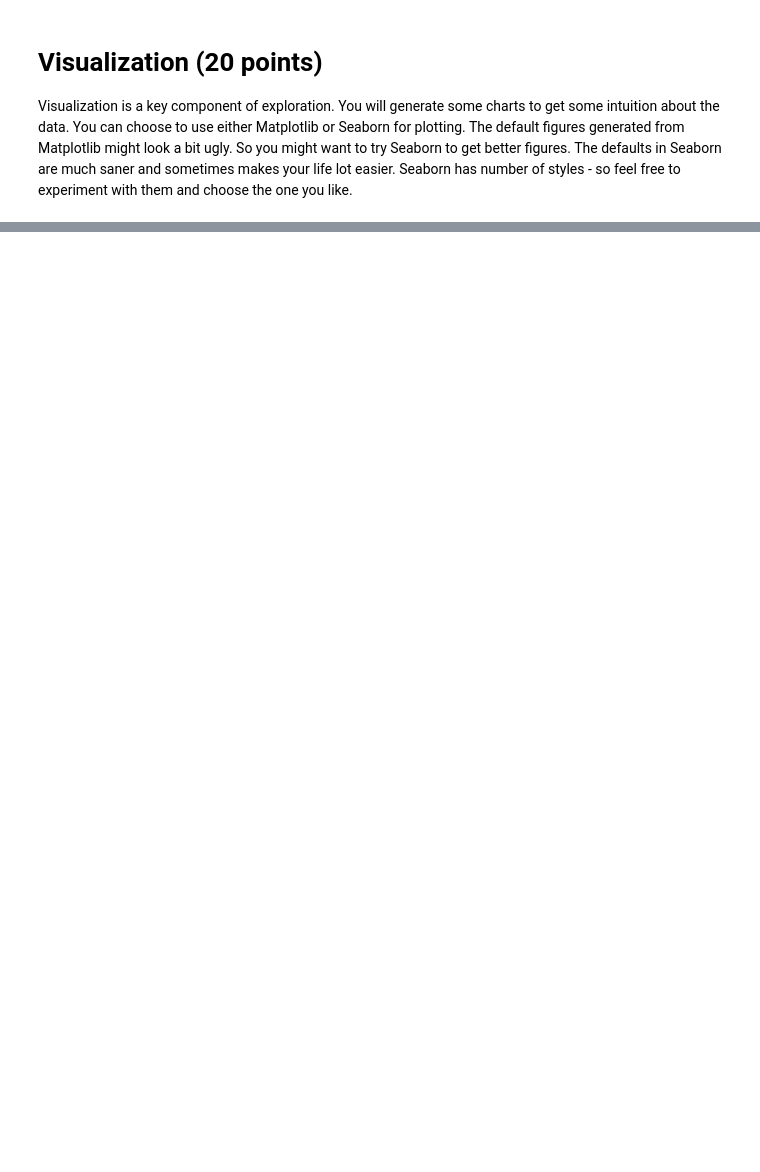
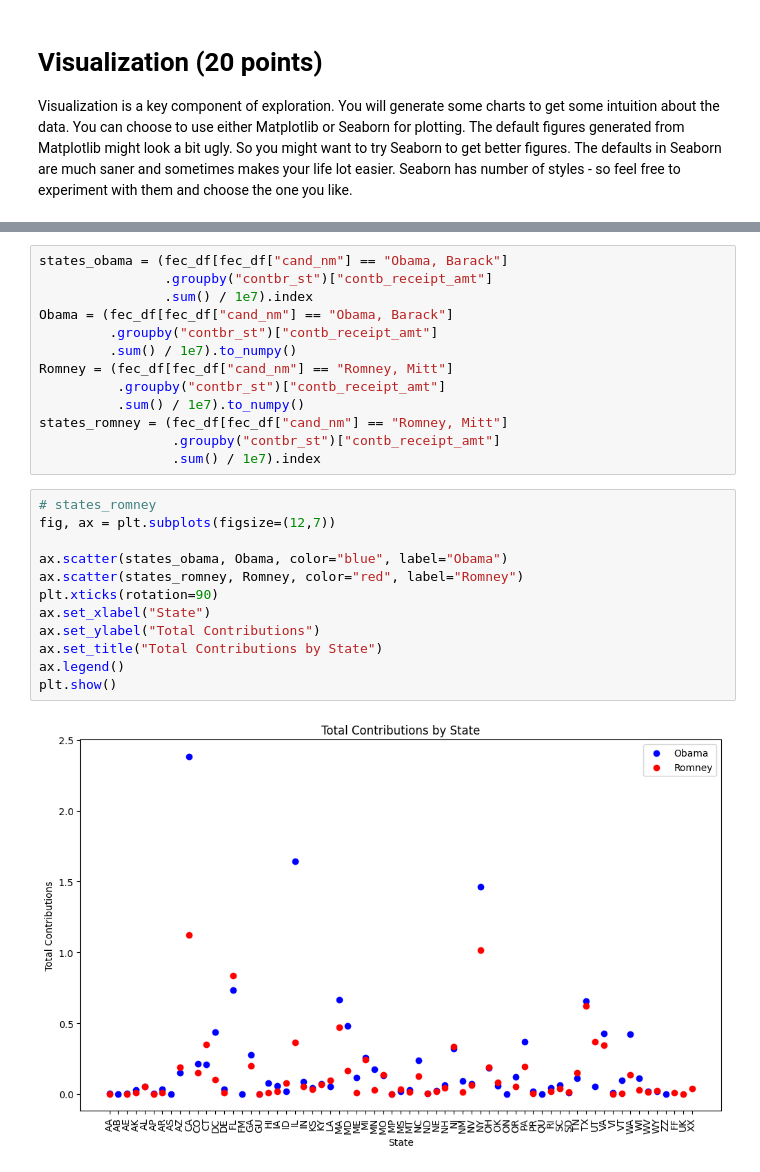
Before and after one commit to dhruvadeep/Data-Mining, a Jupyter notebook: DS5612_PA1/DS5612_PA1/src/ds5612_pa1/04_basic_visualization.ipynb, the cells around one changed output, grey strips where cells are left out. Saved outputs shown, nothing was run; the diff lists cells and outputs as text; blank space fills up the shorter version.

```diff
--- a/DS5612_PA1/DS5612_PA1/src/ds5612_pa1/04_basic_visualization.ipynb
+++ b/DS5612_PA1/DS5612_PA1/src/ds5612_pa1/04_basic_visualization.ipynb
@@ -81,3 +207,30 @@ Remember to set the titles for both axes and also the legend.
 Your plot should look something like or better than this:
 
 ![T4.4](resources/t44.png)
+# %%
+states_obama = (fec_df[fec_df["cand_nm"] == "Obama, Barack"]
+                .groupby("contbr_st")["contb_receipt_amt"]
+                .sum() / 1e7).index
+Obama = (fec_df[fec_df["cand_nm"] == "Obama, Barack"]
+         .groupby("contbr_st")["contb_receipt_amt"]
+         .sum() / 1e7).to_numpy()
+Romney = (fec_df[fec_df["cand_nm"] == "Romney, Mitt"]
+          .groupby("contbr_st")["contb_receipt_amt"]
+          .sum() / 1e7).to_numpy()
+states_romney = (fec_df[fec_df["cand_nm"] == "Romney, Mitt"]
+                 .groupby("contbr_st")["contb_receipt_amt"]
+                 .sum() / 1e7).index
+# %%
+# states_romney
+fig, ax = plt.subplots(figsize=(12,7))
+
+ax.scatter(states_obama, Obama, color="blue", label="Obama")
+ax.scatter(states_romney, Romney, color="red", label="Romney")
+plt.xticks(rotation=90)
+ax.set_xlabel("State")
+ax.set_ylabel("Total Contributions")
+ax.set_title("Total Contributions by State")
+ax.legend()
+plt.show()
+# %% [output]
+[figure, added]
```
Also changed, not shown: parts of 7 cells of this notebook, 5 other files.
